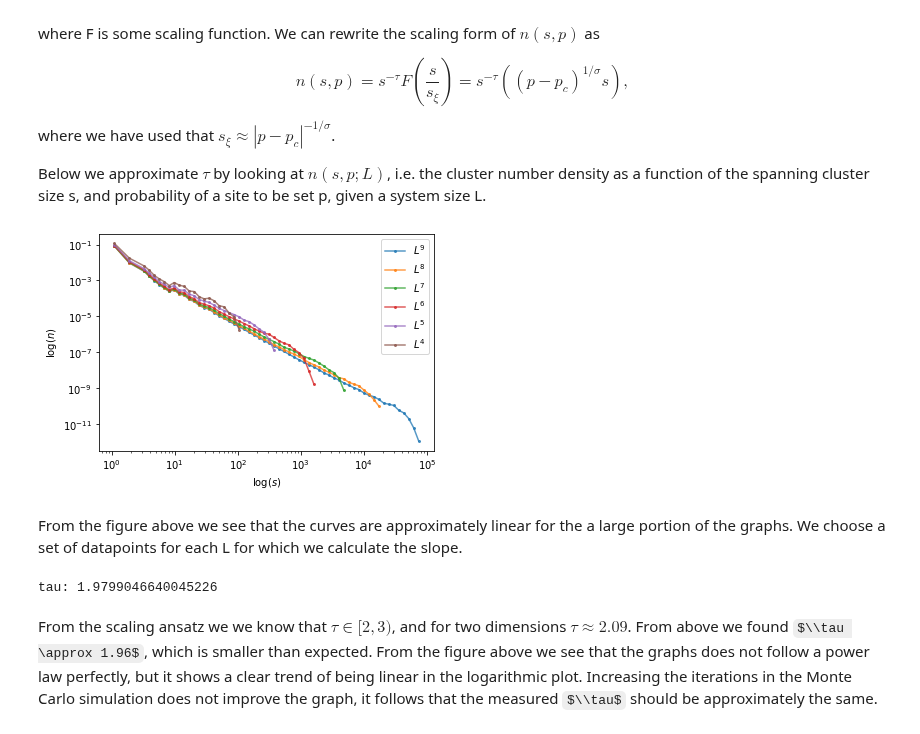
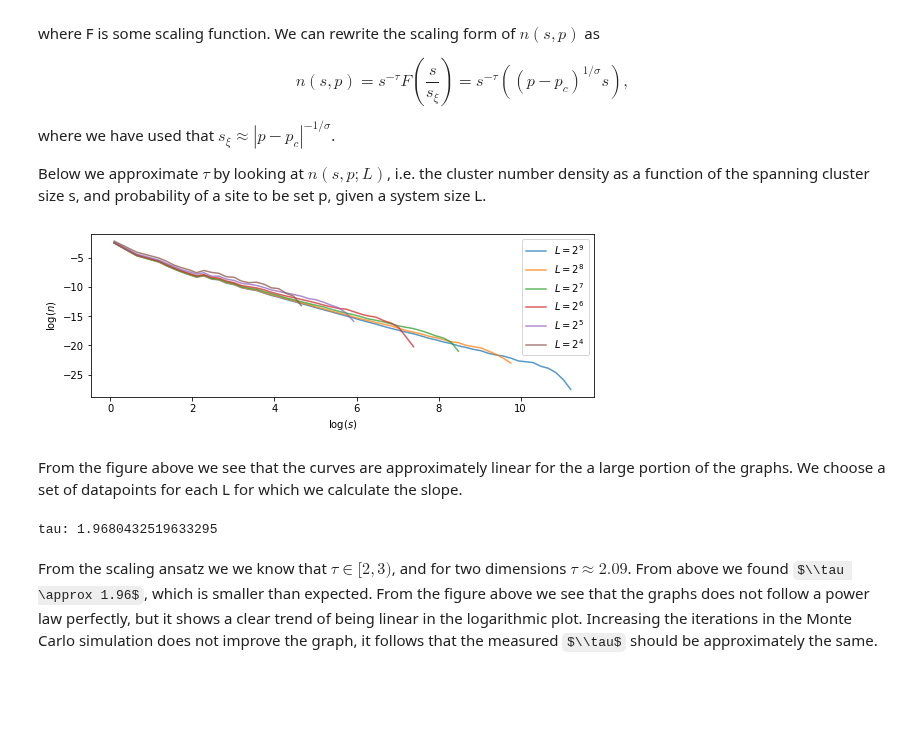
Before and after one commit to chdre/FYS4460, a Jupyter notebook: Project3/Project3.ipynb, the cells around one changed output. Cells and saved outputs as stored; diff of their text form; code cells hidden in the pictures; some formulas as TeX source; blank space fills up the shorter version.

```diff
--- a/Project3/Project3.ipynb
+++ b/Project3/Project3.ipynb
@@ -276,24 +273,24 @@ for l in tqdm(L):
     area = functions.mass_cluster(pc, l, l, N)
     sl, nsl = log_binning(area, 1.2, l, N)
     i = np.nonzero(nsl)
-    sl_list.append(sl[i])
-    nsl_list.append(nsl[i])
+    sl_list_L.append(sl[i])
+    nsl_list_L.append(nsl[i])
 # %%
 plt.figure(figsize=(9,3))
-for i in range(len(sl_list)):
-    plt.plot(np.log(sl_list[i]), np.log(nsl_list[i]), '-o', markersize=2, alpha=0.75)
-plt.legend(['$L^9$', '$L^8$', '$L^7$', '$L^6$', '$L^5$', '$L^4$'])
+for i in range(len(sl_list_L)):
+    plt.plot(np.log(sl_list_L[i]), np.log(nsl_list_L[i]), markersize=2, alpha=0.75)
+plt.legend(['$L=2^9$', '$L=2^8$', '$L=2^7$', '$L=2^6$', '$L=2^5$', '$L=2^4$'])
 plt.xlabel(f'$\log(s)$')
 plt.ylabel(f'$\log(n)$')
 plt.show()
 # %% [output]
-[figure, old version]
+[figure, new version]
 # %% [markdown]
 From the figure above we see that the curves are approximately linear for the a large portion of the graphs. We choose a set of datapoints for each L for which we calculate the slope.
 # %%
 slopes = []
 # icepts = []
-for sl, nsl in zip(sl_list, nsl_list):
+for sl, nsl in zip(sl_list_L, nsl_list_L):
     sl = np.log10(sl[:20])
     nsl = np.log10(nsl[:20])
     slope, _ = np.polyfit(sl, nsl, 1)
@@ -304,7 +301,7 @@ slopes.append(slope)
 tau = np.sum(slopes)/len(slopes)
 print(f'tau: {-tau}')
 # %% [output]
-tau: 1.9799046640045226
+tau: 1.9680432519633295
 # %% [markdown]
 From the scaling ansatz we we know that $\tau \in [2, 3)$, and for two dimensions $\tau \approx 2.09$. From above we found $\\tau \approx 1.96$, which is smaller than expected. From the figure above we see that the graphs does not follow a power law perfectly, but it shows a clear trend of being linear in the logarithmic plot. Increasing the iterations in the Monte Carlo simulation does not improve the graph, it follows that the measured $\\tau$ should be approximately the same.
 # %% [markdown]
```
Also changed, not shown: parts of 4 cells of this notebook, 16 other files.
